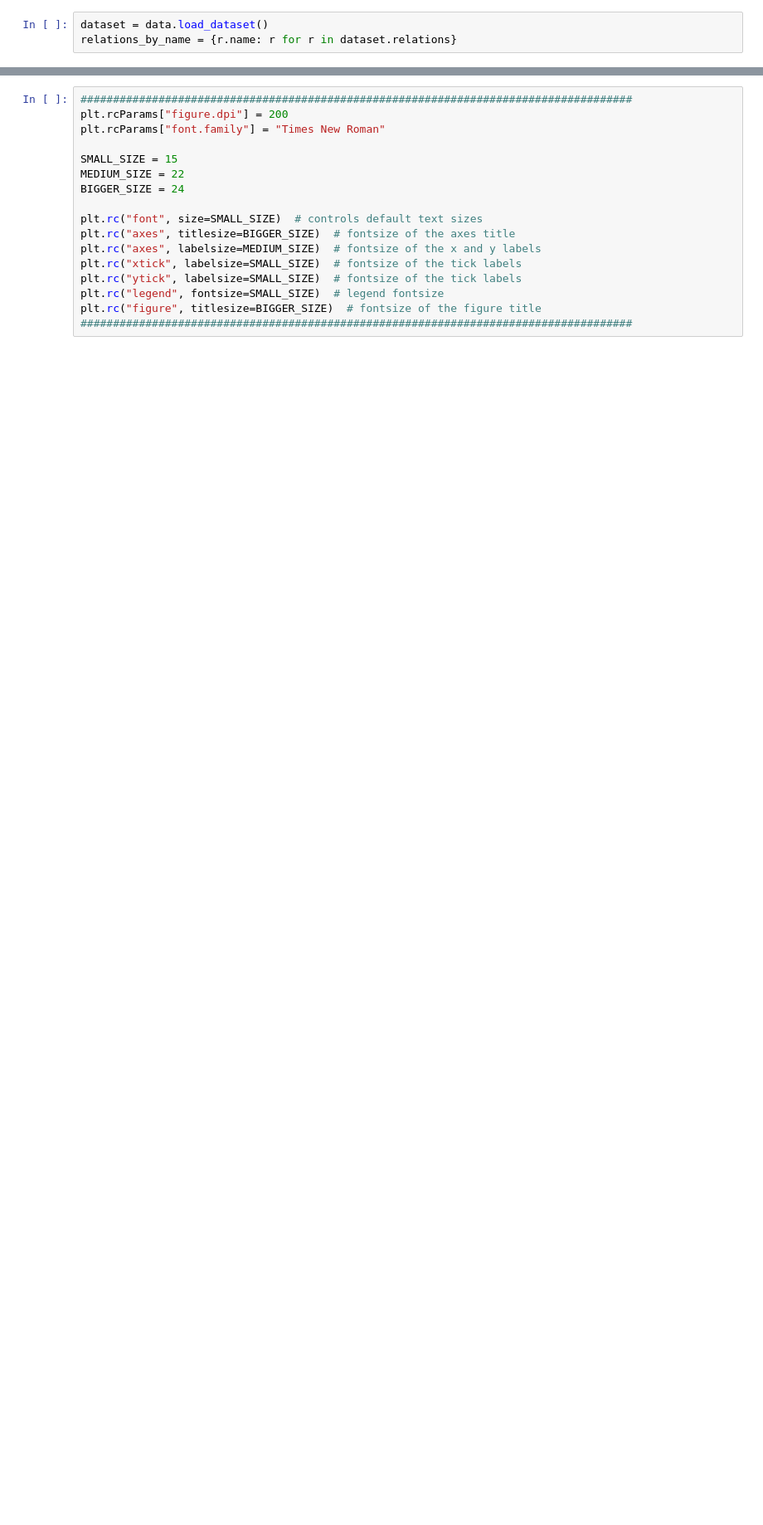
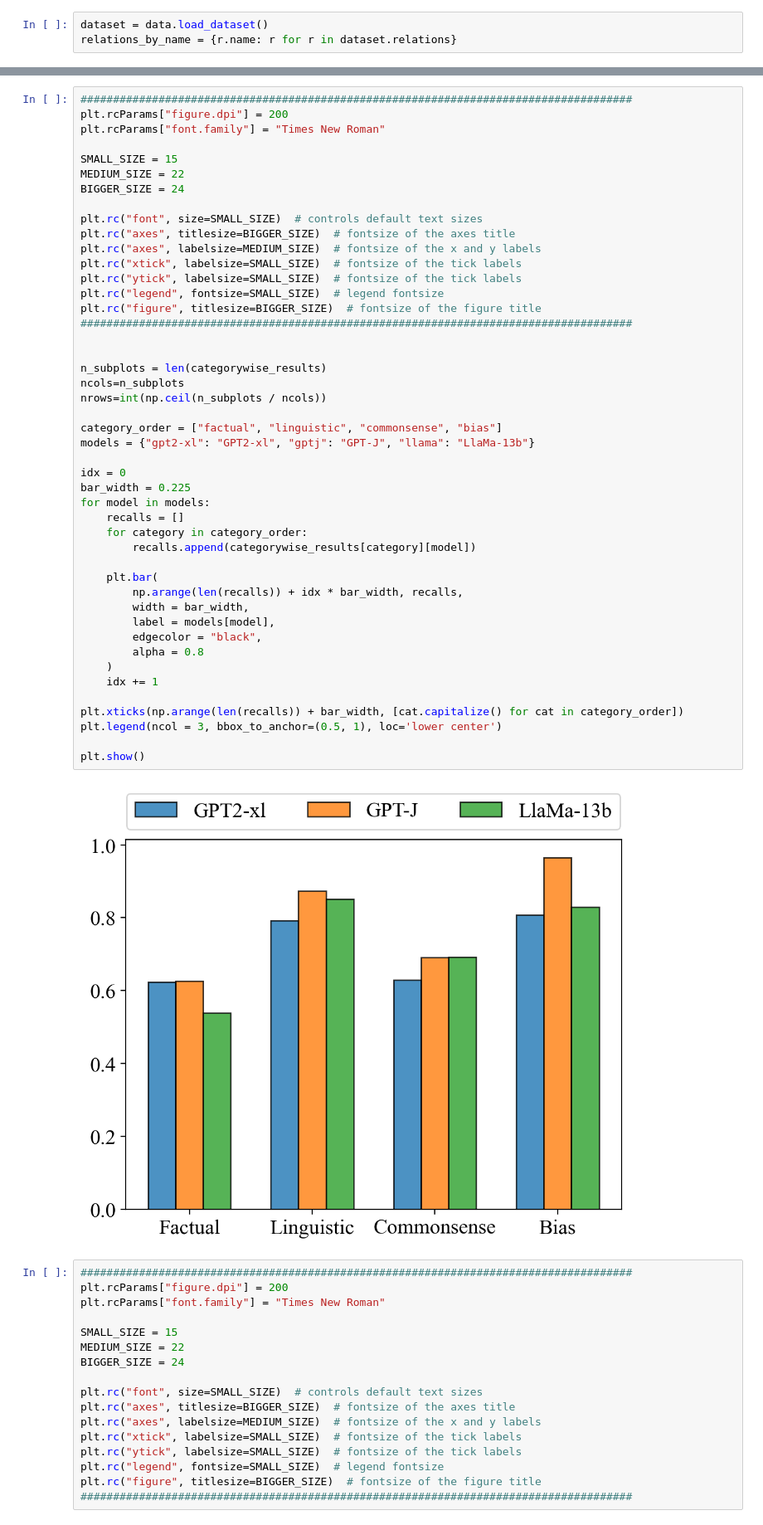
Before and after one commit to evandez/relations, a Jupyter notebook: notebooks/figures/faithfulness.ipynb, the cells around one changed output, grey strips where cells are left out. Shown at 83% size. Saved outputs shown, nothing was run; the diff lists cells and outputs as text; blank space fills up the shorter version.

```diff
--- a/notebooks/figures/faithfulness.ipynb
+++ b/notebooks/figures/faithfulness.ipynb
@@ -201,3 +187,51 @@ fig.show()
+# %%
+#####################################################################################
+plt.rcParams["figure.dpi"] = 200
+plt.rcParams["font.family"] = "Times New Roman"
+
+SMALL_SIZE = 15
+MEDIUM_SIZE = 22
+BIGGER_SIZE = 24
+
+plt.rc("font", size=SMALL_SIZE)  # controls default text sizes
+plt.rc("axes", titlesize=BIGGER_SIZE)  # fontsize of the axes title
+plt.rc("axes", labelsize=MEDIUM_SIZE)  # fontsize of the x and y labels
+plt.rc("xtick", labelsize=SMALL_SIZE)  # fontsize of the tick labels
+plt.rc("ytick", labelsize=SMALL_SIZE)  # fontsize of the tick labels
+plt.rc("legend", fontsize=SMALL_SIZE)  # legend fontsize
+plt.rc("figure", titlesize=BIGGER_SIZE)  # fontsize of the figure title
+#####################################################################################
+
+
+n_subplots = len(categorywise_results)
+ncols=n_subplots
+nrows=int(np.ceil(n_subplots / ncols))
+
+category_order = ["factual", "linguistic", "commonsense", "bias"]
+models = {"gpt2-xl": "GPT2-xl", "gptj": "GPT-J", "llama": "LlaMa-13b"}
+
+idx = 0
+bar_width = 0.225
+for model in models:
+    recalls = []
+    for category in category_order:
+        recalls.append(categorywise_results[category][model])
+
+    plt.bar(
+        np.arange(len(recalls)) + idx * bar_width, recalls,
+        width = bar_width,
+        label = models[model],
+        edgecolor = "black",
+        alpha = 0.8
+    )
+    idx += 1
+
+plt.xticks(np.arange(len(recalls)) + bar_width, [cat.capitalize() for cat in category_order])
+plt.legend(ncol = 3, bbox_to_anchor=(0.5, 1), loc='lower center')
+
+plt.show()
+# %% [output]
+[figure, added]
 # %%
 #####################################################################################
 plt.rcParams["figure.dpi"] = 200
```
Also changed, not shown: parts of 12 cells of this notebook, 1 other file.
